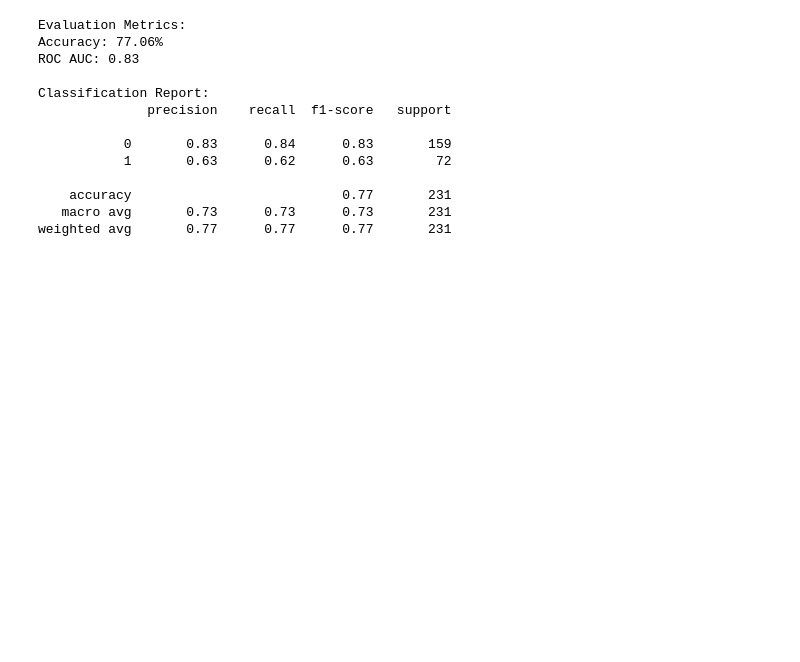
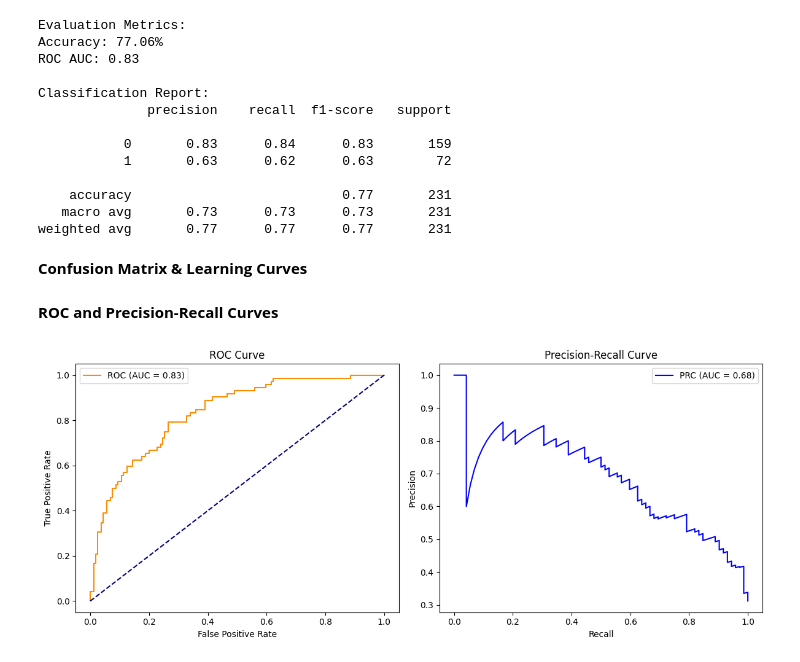
Before and after one commit to aqtareen/Diabetes-Diagnosis-using-PIMA, a Jupyter notebook: Techniques.ipynb, the cells around one changed output. Saved outputs shown, nothing was run; the diff lists cells and outputs as text; code cells hidden in the pictures; blank space fills up the shorter version.

```diff
--- a/Techniques.ipynb
+++ b/Techniques.ipynb
@@ -1069,3 +1069,5 @@ Classification Report:
     accuracy                           0.77       231
    macro avg       0.73      0.73      0.73       231
 weighted avg       0.77      0.77      0.77       231
+# %% [markdown]
+**Confusion Matrix & Learning Curves**
@@ -1071,0 +1084,30 @@ weighted avg       0.77      0.77      0.77       231
+# %% [markdown]
+**ROC and Precision-Recall Curves**
+# %%
+    # ROC and PR Curves
+    plt.figure(figsize=(12, 5))
+
+    # ROC
+    plt.subplot(1, 2, 1)
+    fpr, tpr, _ = roc_curve(y_test, y_pred_prob)
+    plt.plot(fpr, tpr, color='darkorange', label=f'ROC (AUC = {auc(fpr, tpr):.2f})')
+    plt.plot([0, 1], [0, 1], color='navy', linestyle='--')
+    plt.title('ROC Curve')
+    plt.xlabel('False Positive Rate')
+    plt.ylabel('True Positive Rate')
+    plt.legend()
+
+    # PR Curve
+    plt.subplot(1, 2, 2)
+    precision, recall, _ = precision_recall_curve(y_test, y_pred_prob)
+    plt.plot(recall, precision, color='blue', label=f'PRC (AUC = {auc(recall, precision):.2f})')
+    plt.title('Precision-Recall Curve')
+    plt.xlabel('Recall')
+    plt.ylabel('Precision')
+    plt.legend()
+
+    plt.tight_layout()
+    plt.savefig("nn_performance_curves.jpg")
+    plt.show()
+# %% [output]
+[figure, added]
```
Also changed, not shown: parts of 1 cell of this notebook.
